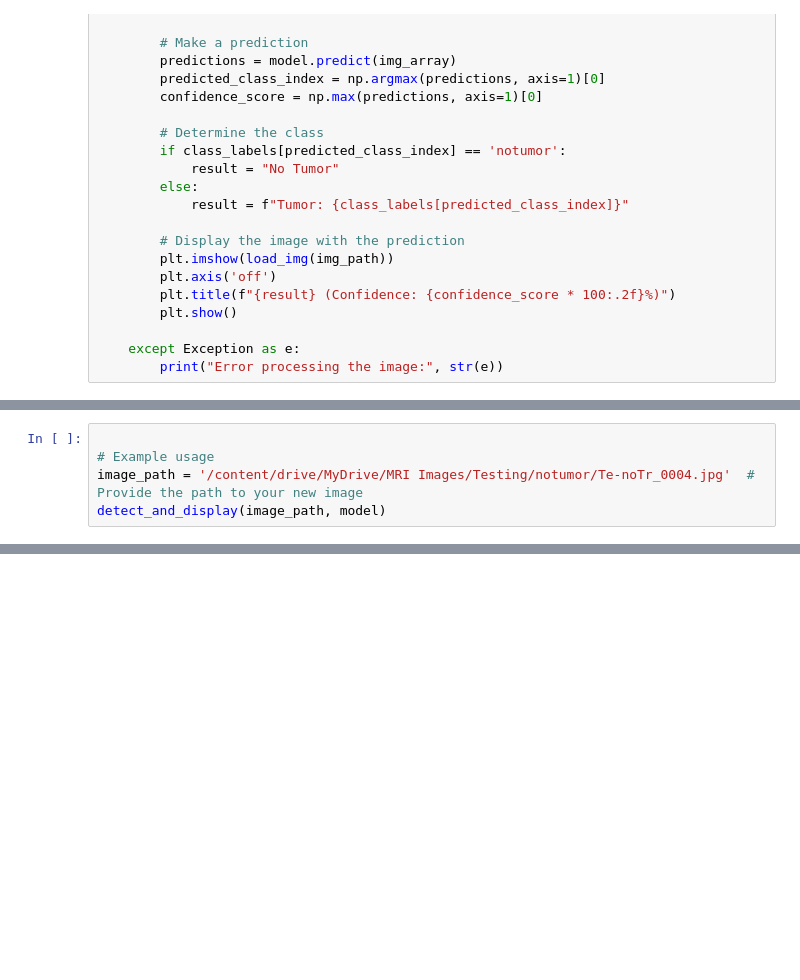
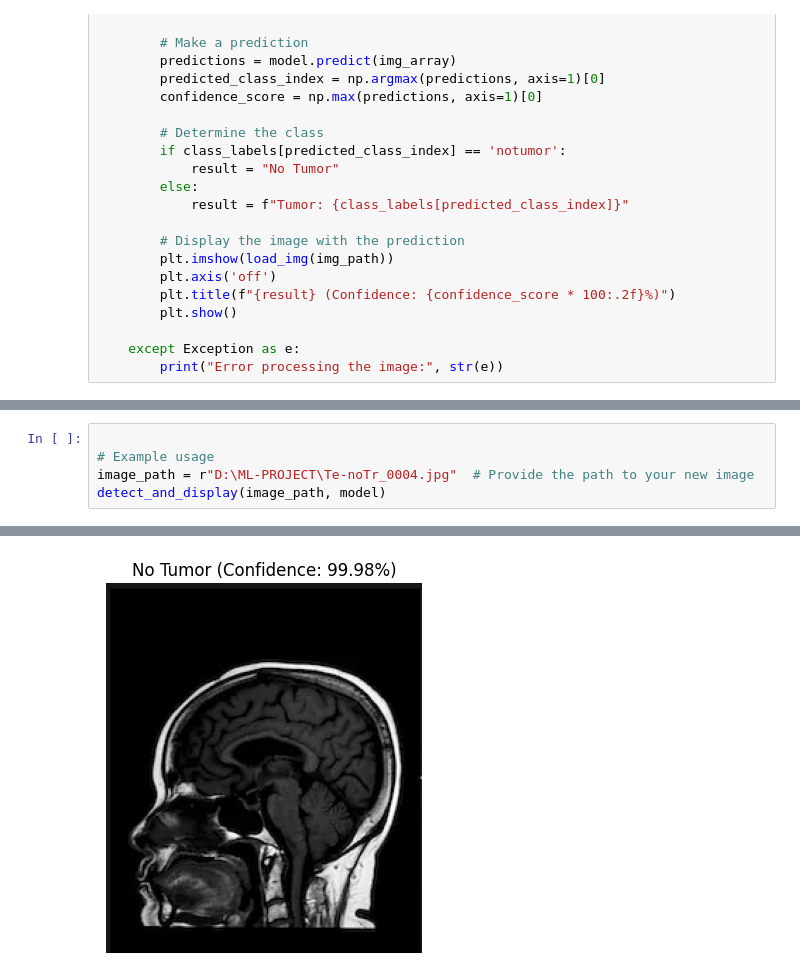
Before and after one commit to AvniGupta101/Brain-Tumor-Detection-ML-, a Jupyter notebook: brain_tumour_detection_using_deep_learning.ipynb, the cells around one changed output, grey strips where cells are left out. Cells and saved outputs as stored; diff of their text form; blank space fills up the shorter version.

```diff
--- a/brain_tumour_detection_using_deep_learning.ipynb
+++ b/brain_tumour_detection_using_deep_learning.ipynb
@@ -483,6 +558,6 @@ NameError: name 'detect_and_display' is not defined
 # %%
 
 # Example usage
-image_path = '/content/drive/MyDrive/MRI Images/Testing/notumor/Te-noTr_0004.jpg'  # Provide the path to your new image
+image_path = r"D:\ML-PROJECT\Te-noTr_0004.jpg"  # Provide the path to your new image
 detect_and_display(image_path, model)
 # %% [output]
@@ -490,2 +565,3 @@ Error processing the image: [Errno 2] No such file or directory: '/content/drive
+[figure, added]
 # %%
 # Example usage
```
Also changed, not shown: parts of 13 cells of this notebook.
